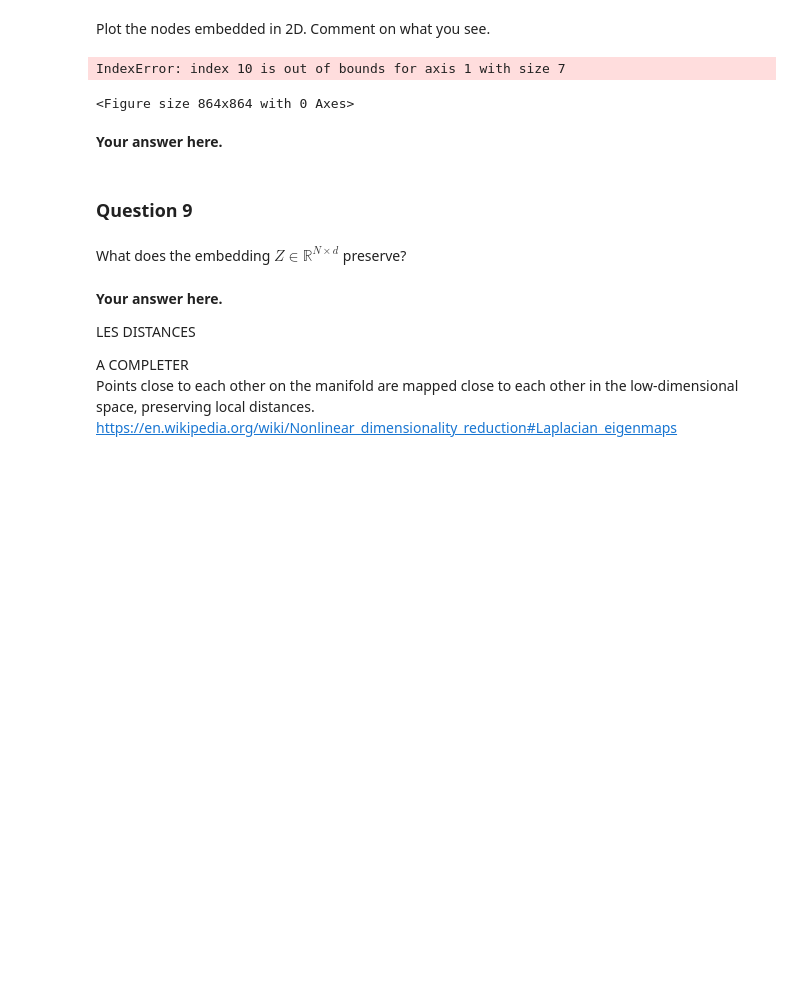
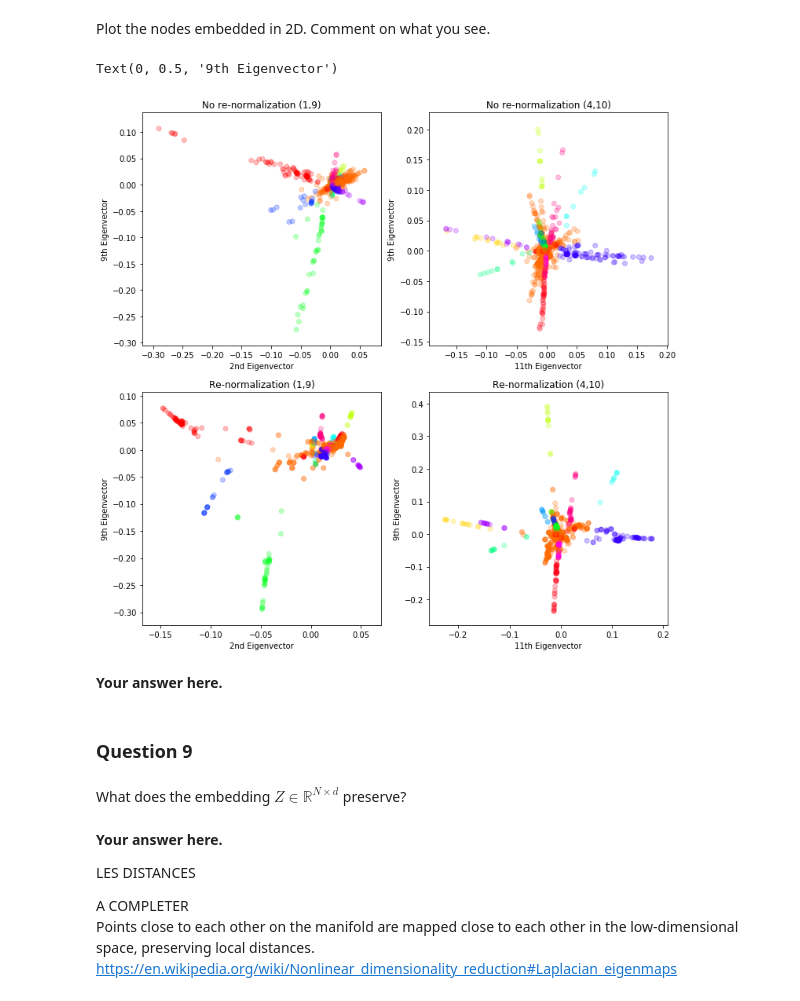
Before and after one commit to vndk36/Project_ntds2018, a Jupyter notebook: Milestone_3/3_spectral_graph_theory_AlCi.ipynb, the cells around one changed output. Drawn from its saved outputs; the diff is of its cells as text; code cells hidden in the pictures; blank space fills up the shorter version.

```diff
--- a/Milestone_3/3_spectral_graph_theory_AlCi.ipynb
+++ b/Milestone_3/3_spectral_graph_theory_AlCi.ipynb
@@ -421,40 +445,42 @@ Plot the nodes embedded in 2D. Comment on what you see.
 # %%
 plt.figure(figsize=(12,12))
 
-x= eigenvectors_s[:,2]
-y= eigenvectors_s[:,10]
-z= eigenvectors_s[:,4]
+x1= eigenvectors_s[:,1]
+y1= eigenvectors_s[:,9]
+x2= eigenvectors_s[:,4]
+y2= eigenvectors_s[:,10]
 
 plt.subplot(2,2,1)
-plt.scatter(x, y, alpha=0.5, c=K_means.labels_, cmap='hsv');
-plt.title("No re-normalization (2,9)")
+plt.scatter(x1, y1, alpha=0.25, c=K_means.labels_, cmap='hsv');
+plt.title("No re-normalization (1,9)")
 plt.xlabel("2nd Eigenvector")
 plt.ylabel("9th Eigenvector")
 
 plt.subplot(2,2,2)
-plt.scatter(z, y, alpha=0.5, c=K_means.labels_, cmap='hsv');
-plt.title("No re-normalization (11,9)")
+plt.scatter(x2, y2, alpha=0.25, c=K_means.labels_, cmap='hsv');
+plt.title("No re-normalization (4,10)")
 plt.xlabel("11th Eigenvector")
 plt.ylabel("9th Eigenvector")
 
-x= eigenV[:,2]
-y= eigenV[:,9]
-z= eigenV[:,11]
+x1= eigenV[:,1]
+y1= eigenV[:,9]
+x2= eigenV[:,4]
+y2= eigenV[:,10]
 
 plt.subplot(2,2,3)
-plt.scatter(x, y, alpha=0.5, c=K_means.labels_, cmap='hsv');
-plt.title("Re-normalization (2,9)")
+plt.scatter(x1, y1, alpha=0.25, c=K_means.labels_, cmap='hsv');
+plt.title("Re-normalization (1,9)")
 plt.xlabel("2nd Eigenvector")
 plt.ylabel("9th Eigenvector")
 
 plt.subplot(2,2,4)
-plt.scatter(z, y, alpha=0.5, c=K_means.labels_, cmap='hsv');
-plt.title("Re-normalization (11,9)")
+plt.scatter(x2, y2, alpha=0.25, c=K_means.labels_, cmap='hsv');
+plt.title("Re-normalization (4,10)")
 plt.xlabel("11th Eigenvector")
 plt.ylabel("9th Eigenvector")
 # %% [output]
-IndexError: index 10 is out of bounds for axis 1 with size 7
+Text(0, 0.5, '9th Eigenvector')
-<Figure size 864x864 with 0 Axes>
+[figure, added]
 # %% [markdown]
 **Your answer here.**
 # %% [markdown]
```
Also changed, not shown: parts of 14 cells of this notebook.
